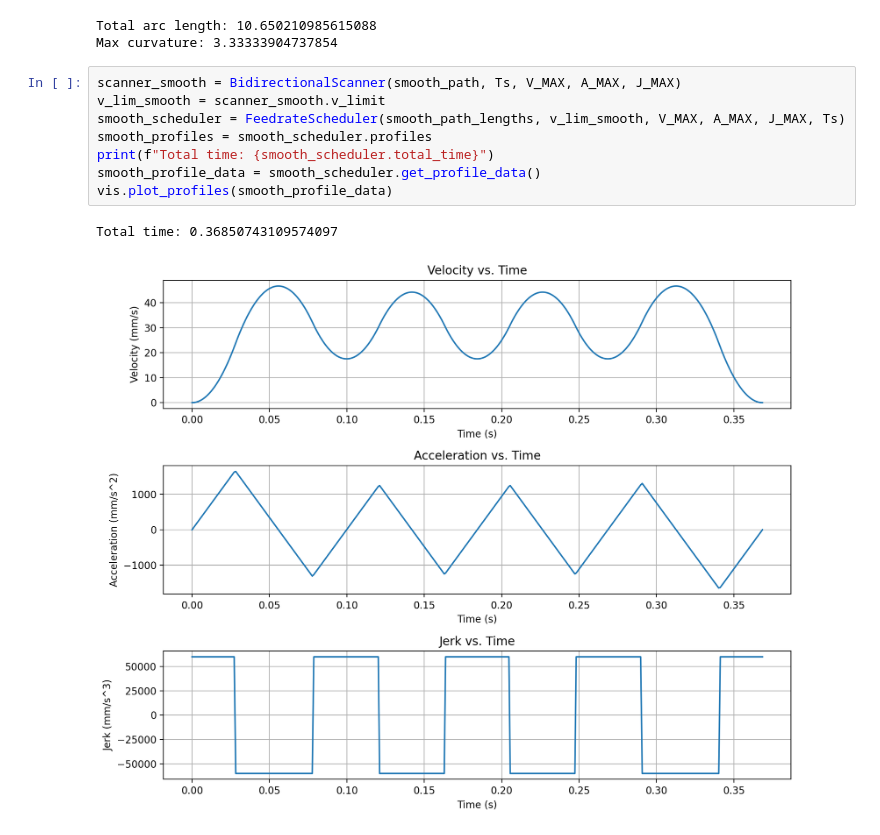
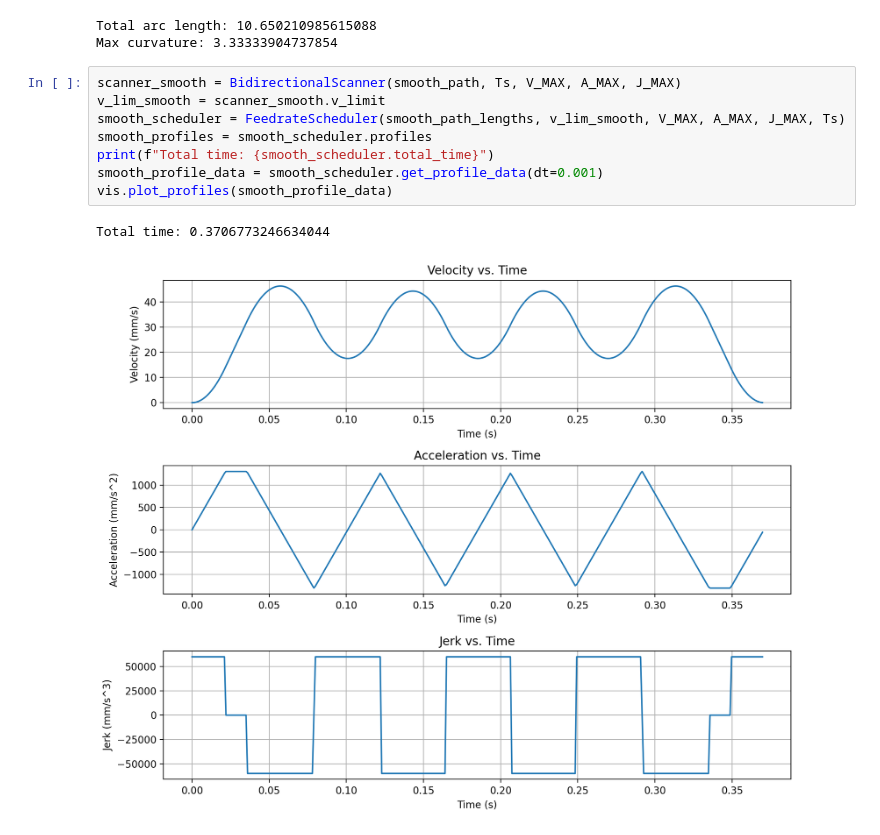
Before and after one commit to Theigrams/cnc_interpolation, a Jupyter notebook: examples/rhombic_interpolation.ipynb, the cells around one changed output. Saved outputs shown, nothing was run; the diff lists cells and outputs as text.

```diff
--- a/examples/rhombic_interpolation.ipynb
+++ b/examples/rhombic_interpolation.ipynb
@@ -106,14 +106,14 @@ Max curvature: 3.33333904737854
 # %%
 scanner_smooth = BidirectionalScanner(smooth_path, Ts, V_MAX, A_MAX, J_MAX)
 v_lim_smooth = scanner_smooth.v_limit
 smooth_scheduler = FeedrateScheduler(smooth_path_lengths, v_lim_smooth, V_MAX, A_MAX, J_MAX, Ts)
 smooth_profiles = smooth_scheduler.profiles
 print(f"Total time: {smooth_scheduler.total_time}")
-smooth_profile_data = smooth_scheduler.get_profile_data()
+smooth_profile_data = smooth_scheduler.get_profile_data(dt=0.001)
 vis.plot_profiles(smooth_profile_data)
 # %% [output]
-Total time: 0.36850743109574097
+Total time: 0.3706773246634044
-[figure, old version]
+[figure, new version]
 # %%
 T_smooth, V_smooth = smooth_profile_data["T"], smooth_profile_data["V"]
 T_linear, V_linear = profile_data["T"], profile_data["V"]
```
Also changed, not shown: parts of 4 cells of this notebook, 4 other files.
